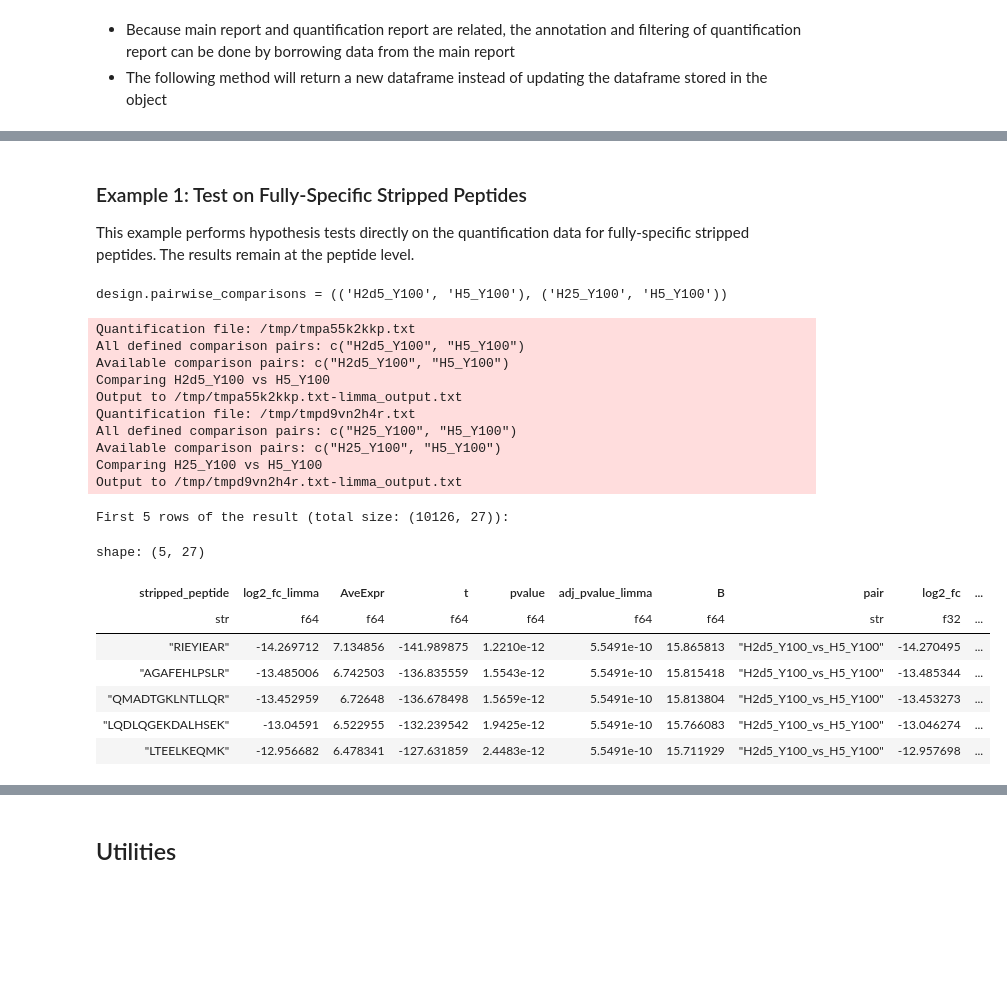
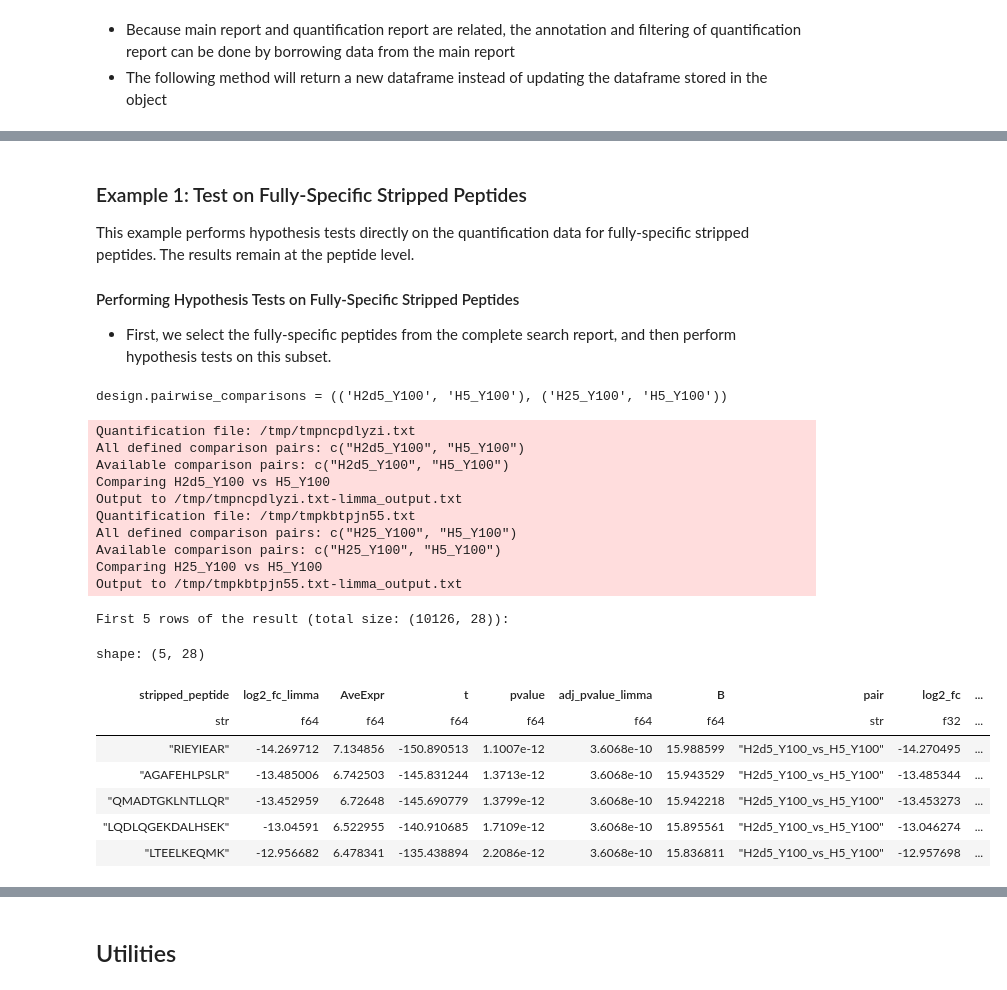
Before and after one commit to Shui-Group/DIA-LiPQuan, a Jupyter notebook: doc/source/usage.ipynb, the cells around one changed output, grey strips where cells are left out. Drawn from its saved outputs; the diff is of its cells as text; code cells hidden in the pictures; blank space fills up the shorter version.

```diff
--- a/doc/source/usage.ipynb
+++ b/doc/source/usage.ipynb
@@ -168,6 +169,7 @@ report = lipana.DIANNReport.load_search_report(
     #     "[Carbamidomethyl (C)]": "(UniMod:4)",
     #     "[Oxidation (M)]": "(UniMod:35)",
     # }
+    resume=True,
 )
 # The variable `report` is now a `SearchReport` object, and basic annotations have been done
 report
@@ -506,6 +511,10 @@ shape: (4_761, 18)
 ### Example 1: Test on Fully-Specific Stripped Peptides
 
 This example performs hypothesis tests directly on the quantification data for fully-specific stripped peptides. The results remain at the peptide level.
+
+#### Performing Hypothesis Tests on Fully-Specific Stripped Peptides
+
+- First, we select the fully-specific peptides from the complete search report, and then perform hypothesis tests on this subset.
 # %%
 design = lipana.ComparisonDesign(exp_layout, (("H2d5_Y100", "H5_Y100"), ("H25_Y100", "H5_Y100")))
 print(f"{design.pairwise_comparisons = }")
@@ -522,46 +531,47 @@ stats_fully_pep = lipana.stats.pipe.do_stats_pipe_direct(
     ),  # Note here no need to call `.df` because the requirement of filtering will make this function return a dataframe, instead of a `EntryQuantificationReport` object
     design=design,
     entry_level="stripped_peptide",
-    mv_config=lipana.FullEmptyFillingMissingValueHandler(2),
-    min_rep_count=2,
+    mv_config=lipana.FullEmptyFillingMissingValueHandler(3),
+    min_rep_count=3,
     annotation_df=report.df.filter(filters),
     group_entry_level="protein_group",  # Note this parameter is given because FDR control also can be done on the protein level
     annotation_cols=[
         "peptide_start_position",
         "peptide_end_position",
         "prev_aa",
         "next_aa",
         "peptide_n_term_aa",
         "peptide_c_term_aa",
         "nterm_enzymatic_specificity",
         "cterm_enzymatic_specificity",
         "peptide_enzymatic_specificity",
         "n_cut_site",
         "c_cut_site",
+        "mapped_species_from_peptide",
     ],
     return_chains=False,
 )
 sleep(0.1)
 print(f"First 5 rows of the result (total size: {stats_fully_pep.shape}):")
 stats_fully_pep.head(5)
 # %% [output]
 design.pairwise_comparisons = (('H2d5_Y100', 'H5_Y100'), ('H25_Y100', 'H5_Y100'))
-Quantification file: /tmp/tmpa55k2kkp.txt
+Quantification file: /tmp/tmpncpdlyzi.txt
 All defined comparison pairs: c("H2d5_Y100", "H5_Y100")
 Available comparison pairs: c("H2d5_Y100", "H5_Y100")
 Comparing H2d5_Y100 vs H5_Y100
-Output to /tmp/tmpa55k2kkp.txt-limma_output.txt
-Quantification file: /tmp/tmpd9vn2h4r.txt
+Output to /tmp/tmpncpdlyzi.txt-limma_output.txt
+Quantification file: /tmp/tmpkbtpjn55.txt
 All defined comparison pairs: c("H25_Y100", "H5_Y100")
 Available comparison pairs: c("H25_Y100", "H5_Y100")
 Comparing H25_Y100 vs H5_Y100
-Output to /tmp/tmpd9vn2h4r.txt-limma_output.txt
+Output to /tmp/tmpkbtpjn55.txt-limma_output.txt
-First 5 rows of the result (total size: (10126, 27)):
+First 5 rows of the result (total size: (10126, 28)):
-shape: (5, 27)
+shape: (5, 28)
 | stripped_peptide | log2_fc_limma | AveExpr | t | pvalue | adj_pvalue_limma | B | pair | log2_fc | ... |
 | str | f64 | f64 | f64 | f64 | f64 | f64 | str | f32 | ... |
-| "RIEYIEAR" | -14.269712 | 7.134856 | -141.989875 | 1.2210e-12 | 5.5491e-10 | 15.865813 | "H2d5_Y100_vs_H5_Y100" | -14.270495 | ... |
-| "AGAFEHLPSLR" | -13.485006 | 6.742503 | -136.835559 | 1.5543e-12 | 5.5491e-10 | 15.815418 | "H2d5_Y100_vs_H5_Y100" | -13.485344 | ... |
-| "QMADTGKLNTLLQR" | -13.452959 | 6.72648 | -136.678498 | 1.5659e-12 | 5.5491e-10 | 15.813804 | "H2d5_Y100_vs_H5_Y100" | -13.453273 | ... |
-| "LQDLQGEKDALHSEK" | -13.04591 | 6.522955 | -132.239542 | 1.9425e-12 | 5.5491e-10 | 15.766083 | "H2d5_Y100_vs_H5_Y100" | -13.046274 | ... |
-| "LTEELKEQMK" | -12.956682 | 6.478341 | -127.631859 | 2.4483e-12 | 5.5491e-10 | 15.711929 | "H2d5_Y100_vs_H5_Y100" | -12.957698 | ... |
+| "RIEYIEAR" | -14.269712 | 7.134856 | -150.890513 | 1.1007e-12 | 3.6068e-10 | 15.988599 | "H2d5_Y100_vs_H5_Y100" | -14.270495 | ... |
+| "AGAFEHLPSLR" | -13.485006 | 6.742503 | -145.831244 | 1.3713e-12 | 3.6068e-10 | 15.943529 | "H2d5_Y100_vs_H5_Y100" | -13.485344 | ... |
+| "QMADTGKLNTLLQR" | -13.452959 | 6.72648 | -145.690779 | 1.3799e-12 | 3.6068e-10 | 15.942218 | "H2d5_Y100_vs_H5_Y100" | -13.453273 | ... |
+| "LQDLQGEKDALHSEK" | -13.04591 | 6.522955 | -140.910685 | 1.7109e-12 | 3.6068e-10 | 15.895561 | "H2d5_Y100_vs_H5_Y100" | -13.046274 | ... |
+| "LTEELKEQMK" | -12.956682 | 6.478341 | -135.438894 | 2.2086e-12 | 3.6068e-10 | 15.836811 | "H2d5_Y100_vs_H5_Y100" | -12.957698 | ... |
```
Also changed, not shown: parts of 36 cells of this notebook, 4 other files.
